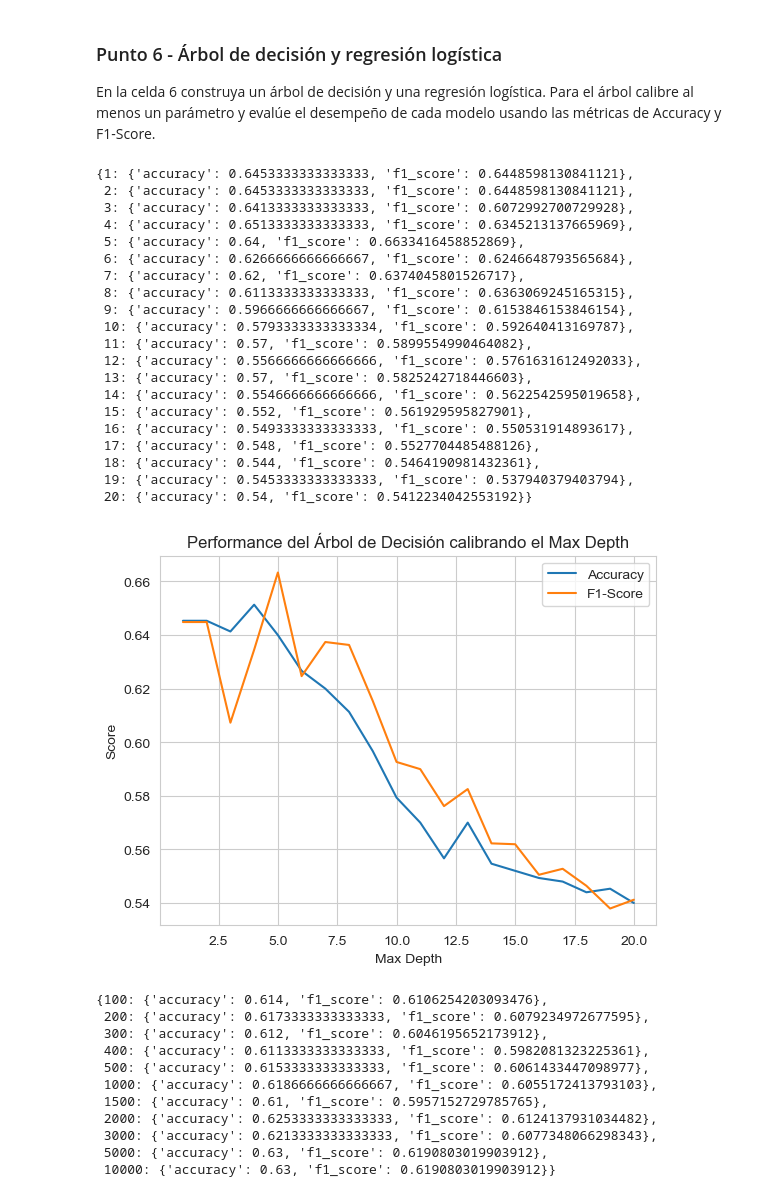
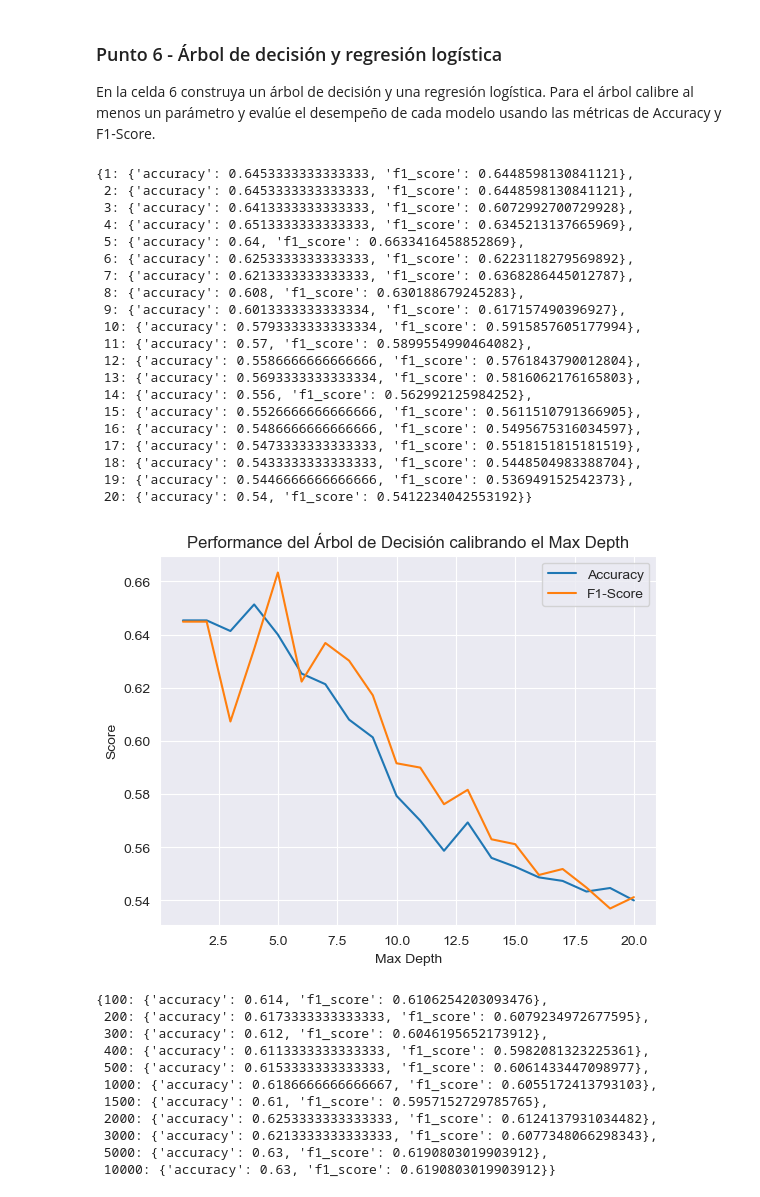
Before and after one commit to jantonioagudelo/MIAD_ML_NLP_2026, a Jupyter notebook: Semana 1/S1TC1_arboles_ensamblajes.ipynb, the cells around one changed output. Saved outputs shown, nothing was run; the diff lists cells and outputs as text; code cells hidden in the pictures.

```diff
--- a/Semana 1/S1TC1_arboles_ensamblajes.ipynb
+++ b/Semana 1/S1TC1_arboles_ensamblajes.ipynb
@@ -494,0 +504,26 @@ best_score, best_params
+# %%
+import matplotlib.pyplot as plt
+import seaborn as sns
+sns.set_style('darkgrid')
+
+modelos = ['Regresión Lineal', 'Árbol de Decisión']
+mse_values = [LR_mse, DT_mse]
+mae_values = [LR_mae, DT_mae]
+R2_values = [lr.score(X_test, y_test), DT_best_score]
+
+fig, axes = plt.subplots(1, 3, figsize=(15, 4))
+
+sns.barplot(x=modelos, y=mse_values, ax=axes[0],  palette='viridis')
+axes[0].set_title('MSE')
+axes[0].set_ylabel('MSE')
+
+sns.barplot(x=modelos, y=mae_values, ax=axes[1], palette='viridis')
+axes[1].set_title('MAE')
+axes[1].set_ylabel('MAE')
+
+sns.barplot(x=modelos, y=R2_values, ax=axes[2], palette='viridis')
+axes[2].set_title('R²')
+axes[2].set_ylabel('R²')
+
+plt.tight_layout()
+plt.show()
@@ -532,18 +570,18 @@ En la celda 6 construya un árbol de decisión y una regresión logística. Para
 # Celda 6
 # Arbol de Decisión
 from sklearn.metrics import accuracy_score, f1_score
+from sklearn.tree import DecisionTreeClassifier
 
 max_depth_range = range(1, 21) # Rango de valores para el parámetro max_depth
 
 DT_scores = {}
 
 for max_depth in max_depth_range:
-    reg_tree = DecisionTreeRegressor(max_depth = max_depth, random_state = 42)
+    reg_tree = DecisionTreeClassifier(max_depth = max_depth, random_state = 42)
     reg_tree.fit(X_train, y_train)
     y_pred = reg_tree.predict(X_test)
-    y_pred_binary = (y_pred >= 0.5).astype(int) # Convertir las predicciones a valores binarios (0 o 1) usando un umbral de 0.5
-    acc_score = accuracy_score(y_test, y_pred_binary) # Accuracy de las predicciones
-    f1 = f1_score(y_test, y_pred_binary) # F1-score de las predicciones
+    acc_score = accuracy_score(y_test, y_pred) # Accuracy de las predicciones
+    f1 = f1_score(y_test, y_pred) # F1-score de las predicciones
     DT_scores[max_depth] = {'accuracy': acc_score, 'f1_score': f1}
 
 DT_scores
@@ -553,35 +591,31 @@ DT_scores
  3: {'accuracy': 0.6413333333333333, 'f1_score': 0.6072992700729928},
  4: {'accuracy': 0.6513333333333333, 'f1_score': 0.6345213137665969},
  5: {'accuracy': 0.64, 'f1_score': 0.6633416458852869},
- 6: {'accuracy': 0.6266666666666667, 'f1_score': 0.6246648793565684},
- 7: {'accuracy': 0.62, 'f1_score': 0.6374045801526717},
- 8: {'accuracy': 0.6113333333333333, 'f1_score': 0.6363069245165315},
- 9: {'accuracy': 0.5966666666666667, 'f1_score': 0.6153846153846154},
- 10: {'accuracy': 0.5793333333333334, 'f1_score': 0.592640413169787},
+ 6: {'accuracy': 0.6253333333333333, 'f1_score': 0.6223118279569892},
+ 7: {'accuracy': 0.6213333333333333, 'f1_score': 0.6368286445012787},
+ 8: {'accuracy': 0.608, 'f1_score': 0.630188679245283},
+ 9: {'accuracy': 0.6013333333333334, 'f1_score': 0.617157490396927},
+ 10: {'accuracy': 0.5793333333333334, 'f1_score': 0.5915857605177994},
  11: {'accuracy': 0.57, 'f1_score': 0.5899554990464082},
- 12: {'accuracy': 0.5566666666666666, 'f1_score': 0.5761631612492033},
- 13: {'accuracy': 0.57, 'f1_score': 0.5825242718446603},
- 14: {'accuracy': 0.5546666666666666, 'f1_score': 0.5622542595019658},
- 15: {'accuracy': 0.552, 'f1_score': 0.561929595827901},
- 16: {'accuracy': 0.5493333333333333, 'f1_score': 0.550531914893617},
- 17: {'accuracy': 0.548, 'f1_score': 0.5527704485488126},
- 18: {'accuracy': 0.544, 'f1_score': 0.5464190981432361},
- 19: {'accuracy': 0.5453333333333333, 'f1_score': 0.537940379403794},
+ 12: {'accuracy': 0.5586666666666666, 'f1_score': 0.5761843790012804},
+ 13: {'accuracy': 0.5693333333333334, 'f1_score': 0.5816062176165803},
+ 14: {'accuracy': 0.556, 'f1_score': 0.562992125984252},
+ 15: {'accuracy': 0.5526666666666666, 'f1_score': 0.5611510791366905},
+ 16: {'accuracy': 0.5486666666666666, 'f1_score': 0.5495675316034597},
+ 17: {'accuracy': 0.5473333333333333, 'f1_score': 0.5518151815181519},
+ 18: {'accuracy': 0.5433333333333333, 'f1_score': 0.5448504983388704},
+ 19: {'accuracy': 0.5446666666666666, 'f1_score': 0.536949152542373},
  20: {'accuracy': 0.54, 'f1_score': 0.5412234042553192}}
 # %%
-import matplotlib.pyplot as plt
-import seaborn as sns
-sns.set_style('whitegrid')
-
 plt.plot(max_depth_range, [DT_scores[md]['accuracy'] for md in max_depth_range], label = 'Accuracy')
 plt.plot(max_depth_range, [DT_scores[md]['f1_score'] for md in max_depth_range], label = 'F1-Score')
 plt.xlabel('Max Depth')
 plt.ylabel('Score')
 plt.title('Performance del Árbol de Decisión calibrando el Max Depth')
 plt.legend()
 plt.show()
 # %% [output]
-[figure, old version]
+[figure, new version]
 # %%
 # Regresión Logística
 
```
Also changed, not shown: parts of 10 cells of this notebook, 1 other file.
